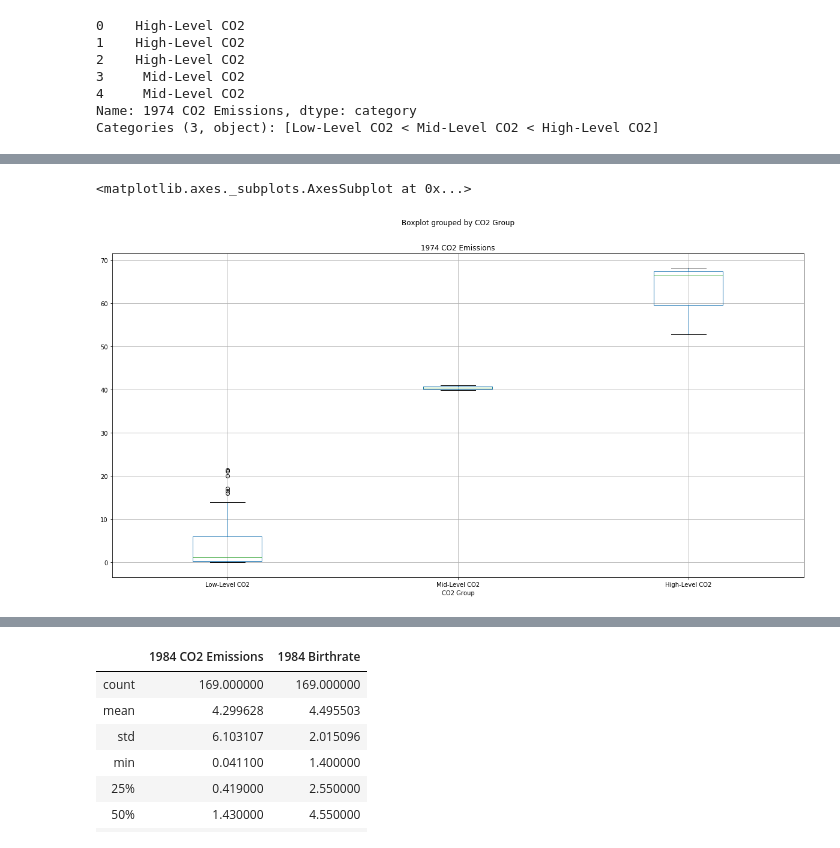
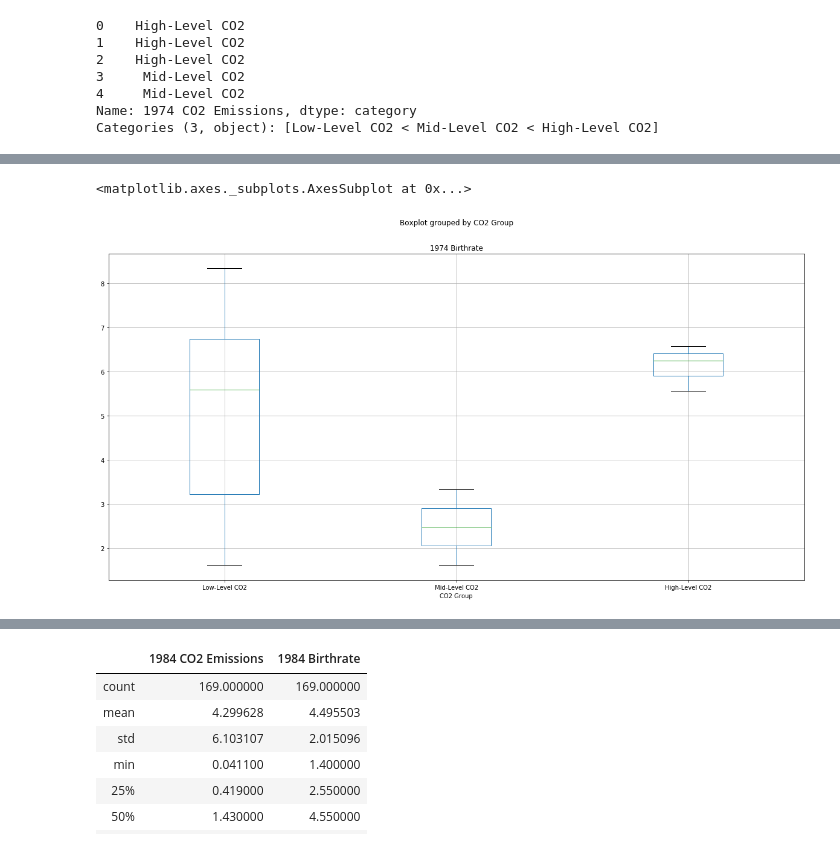
Before and after one commit to VallieTracy/project-one, a Jupyter notebook: Team_Awesome_Project_1.ipynb, the cells around one changed output, grey strips where cells are left out. Saved outputs shown, nothing was run; the diff lists cells and outputs as text; code cells hidden in the pictures.

```diff
--- a/Team_Awesome_Project_1.ipynb
+++ b/Team_Awesome_Project_1.ipynb
@@ -728,10 +575,10 @@ See the caveats in the documentation: http://pandas.pydata.org/pandas-docs/stabl
 # %%
 #try running ANOVA on the above dataframe
 
 #create a boxplot to compare means
-df_1974.boxplot("1974 CO2 Emissions", by="CO2 Group", figsize=(20, 10))
+df_1974.boxplot("1974 Birthrate", by="CO2 Group", figsize=(20, 10))
 # %% [output]
 <matplotlib.axes._subplots.AxesSubplot at 0x...>
-[figure, old version]
+[figure, new version]
 # %%
 #extract individual groups
```
Also changed, not shown: parts of 43 cells of this notebook.
